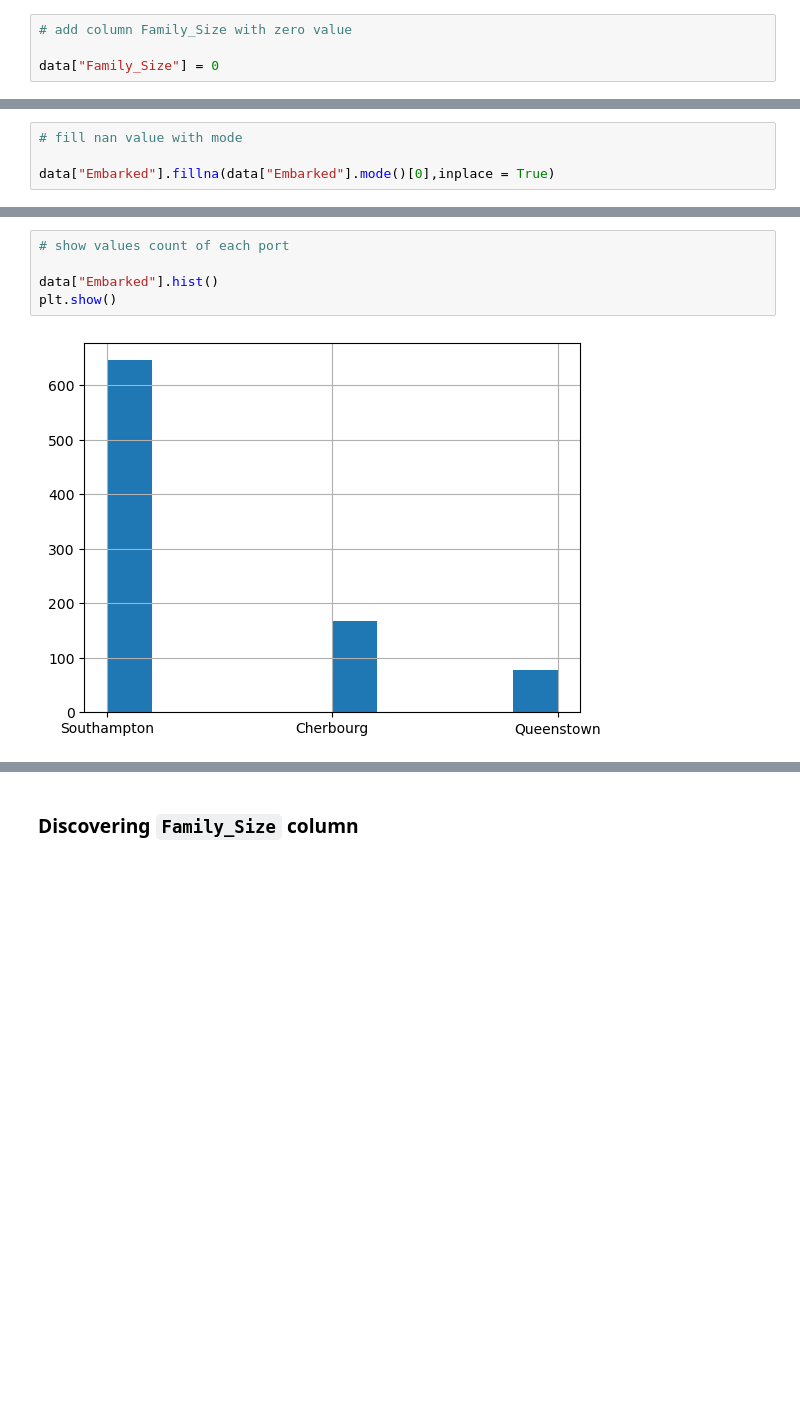
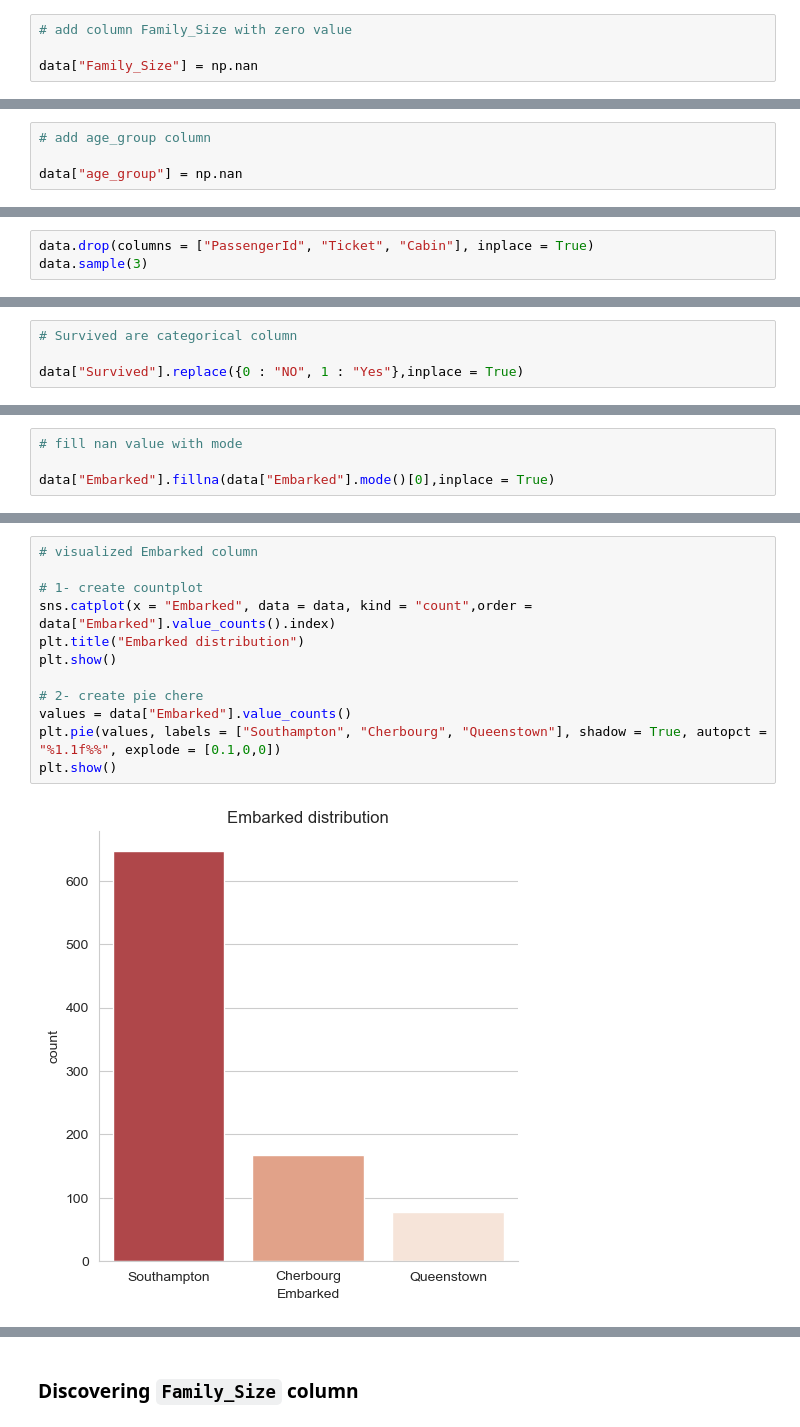
Before and after one commit to Ahmedabbas75/Titanic-Analysis-Task, a Jupyter notebook: Analysis-Code.ipynb, the cells around one changed output, grey strips where cells are left out. Cells and saved outputs as stored; diff of their text form; blank space fills up the shorter version.

Commit message:
Completed Exploratory Data Analysis

```diff
--- a/Analysis-Code.ipynb
+++ b/Analysis-Code.ipynb
@@ -104,4 +110,4 @@ data["Initial"] = 0
 # %%
 # add column Family_Size with zero value
 
-data["Family_Size"] = 0
+data["Family_Size"] = np.nan
@@ -111,0 +114,4 @@ data["Embarked"].replace({"C" : "Cherbourg", "Q" : "Queenstown", "S" : "Southamp
+# %%
+# add age_group column
+
+data["age_group"] = np.nan
@@ -111,0 +122,3 @@ data["Embarked"].replace({"C" : "Cherbourg", "Q" : "Queenstown", "S" : "Southamp
+# %%
+data.drop(columns = ["PassengerId", "Ticket", "Cabin"], inplace = True)
+data.sample(3)
@@ -117,6 +135,10 @@ data["Embarked"].replace({"C" : "Cherbourg", "Q" : "Queenstown", "S" : "Southamp
 data["Survived"].unique()
 # %% [output]
 array([0, 1], dtype=int64)
+# %%
+# Survived are categorical column
+
+data["Survived"].replace({0 : "NO", 1 : "Yes"},inplace = True)
 # %%
 # output value count of each unique value
 
@@ -319,7 +380,14 @@ data["Embarked"].fillna(data["Embarked"].mode()[0],inplace = True)
 # %%
-# show values count of each port
+# visualized Embarked column
 
-data["Embarked"].hist()
+# 1- create countplot
+sns.catplot(x = "Embarked", data = data, kind = "count",order = data["Embarked"].value_counts().index)
+plt.title("Embarked distribution")
 plt.show()
+
+# 2- create pie chere
+values = data["Embarked"].value_counts()
+plt.pie(values, labels = ["Southampton", "Cherbourg", "Queenstown"], shadow = True, autopct = "%1.1f%%", explode = [0.1,0,0])
+plt.show()
 # %% [output]
-[figure, old version]
+[figure, new version]
```
Also changed, not shown: parts of 49 cells of this notebook.
